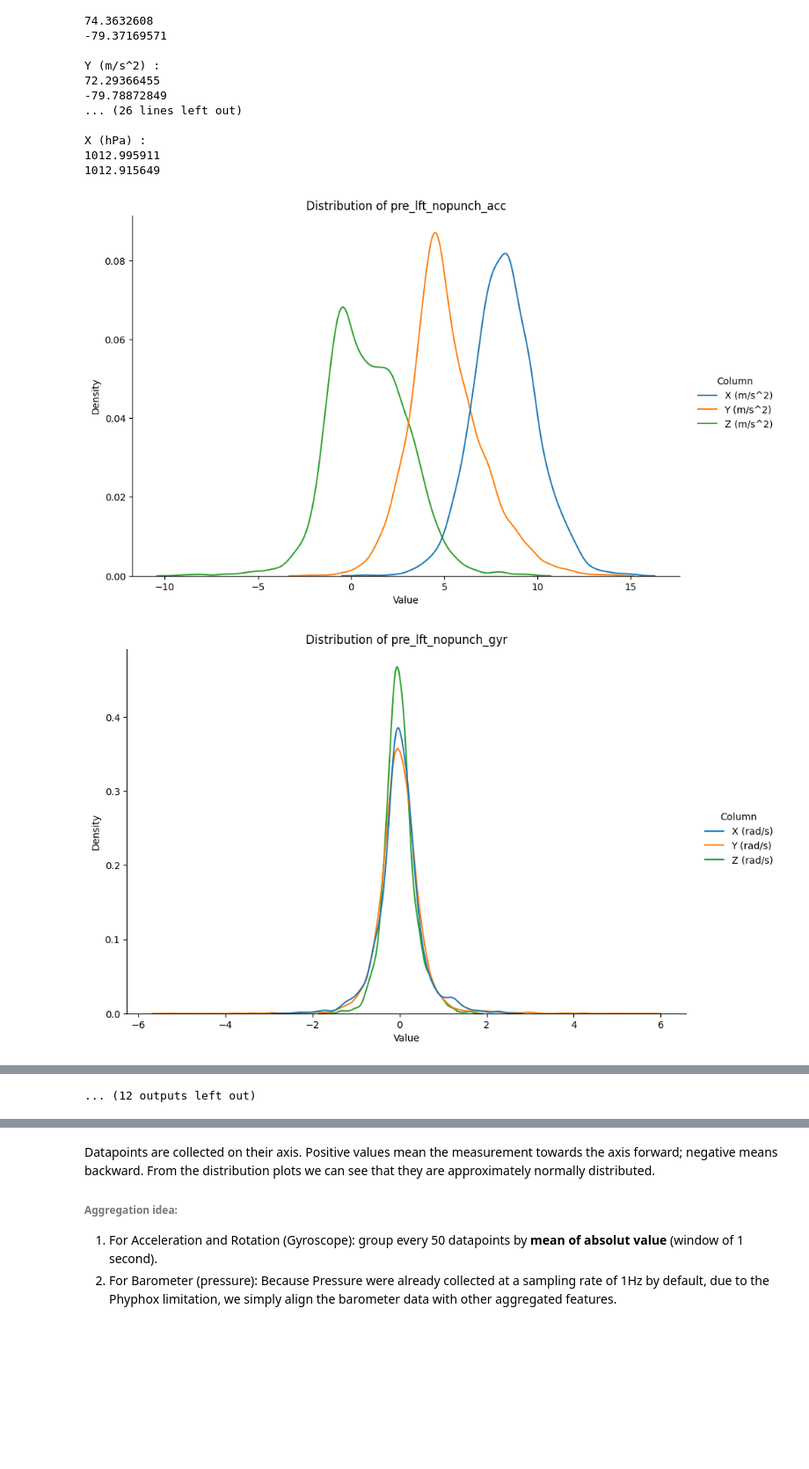
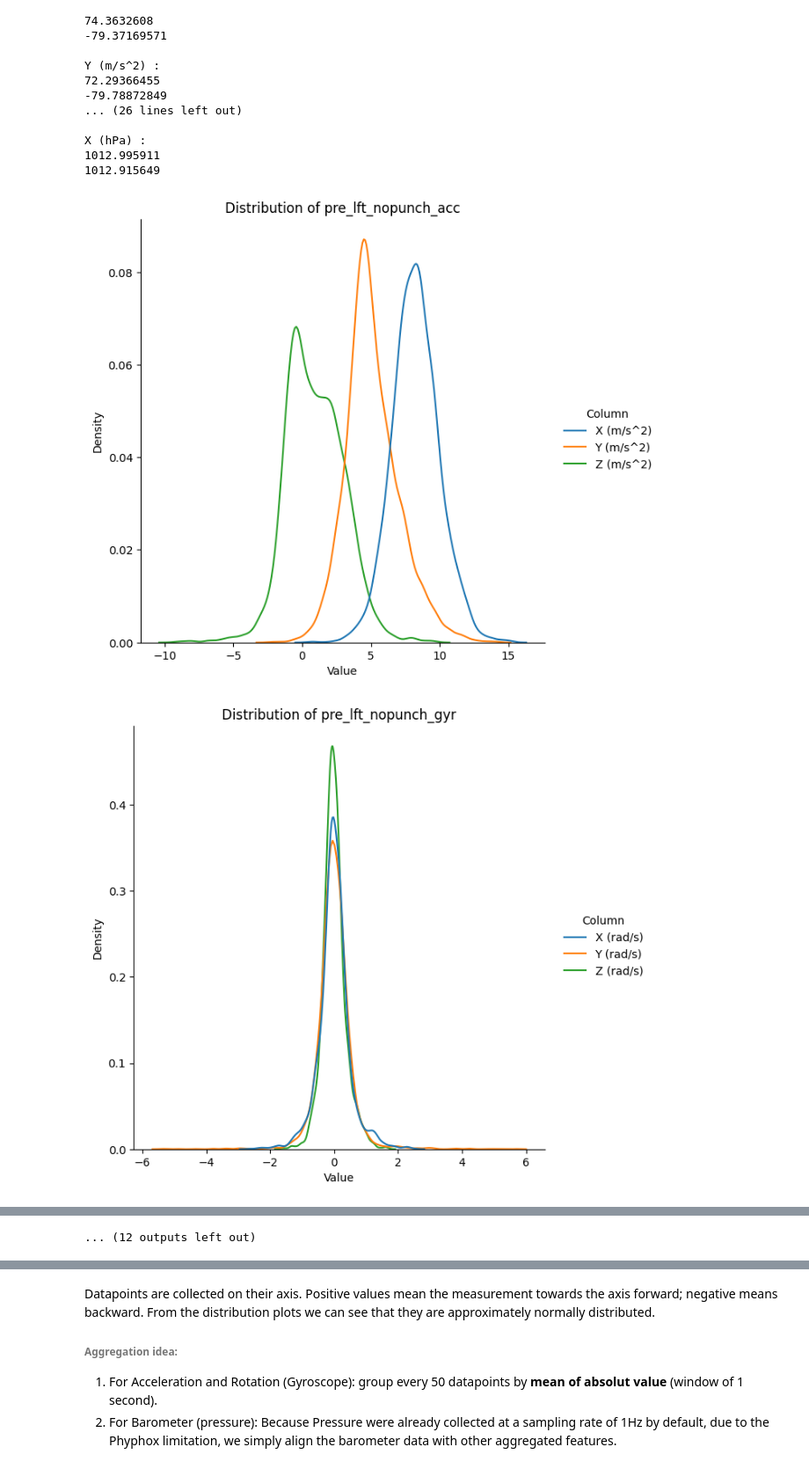
Before and after one commit to BruceLeo99/MLQS-VU-Project-Tyson, a Jupyter notebook: Preliminary Boxing data review.ipynb, the cells around one changed output, grey strips where cells are left out. Shown at 88% size. Drawn from its saved outputs; the diff is of its cells as text; code cells hidden in the pictures; blank space fills up the shorter version.

Commit message:
Figures added

```diff
--- a/Preliminary Boxing data review.ipynb
+++ b/Preliminary Boxing data review.ipynb
@@ -288,14 +290,14 @@ for data in dict_pre_data.keys():
 # %%
 # Plot the distributions
 for data in pre_data_no_time.keys():
     df_melted = pre_data_no_time[data].melt(var_name='Column', value_name='Value')
 
-    sns.displot(df_melted, x='Value', hue='Column', kind='kde', height=6, aspect=1.5)
+    sns.displot(df_melted, x='Value', hue='Column', kind='kde', height=6, aspect=1)
 
     plt.xlabel('Value')
     plt.ylabel('Density')
     plt.title(f'Distribution of {data.replace("_noTime", "")}')
     plt.show()
 # %% [output]
-[figure, old version]
+[figure, new version]
-[figure, old version]
+[figure, new version]
```
Also changed, not shown: parts of 6 cells of this notebook, 3 other files.
